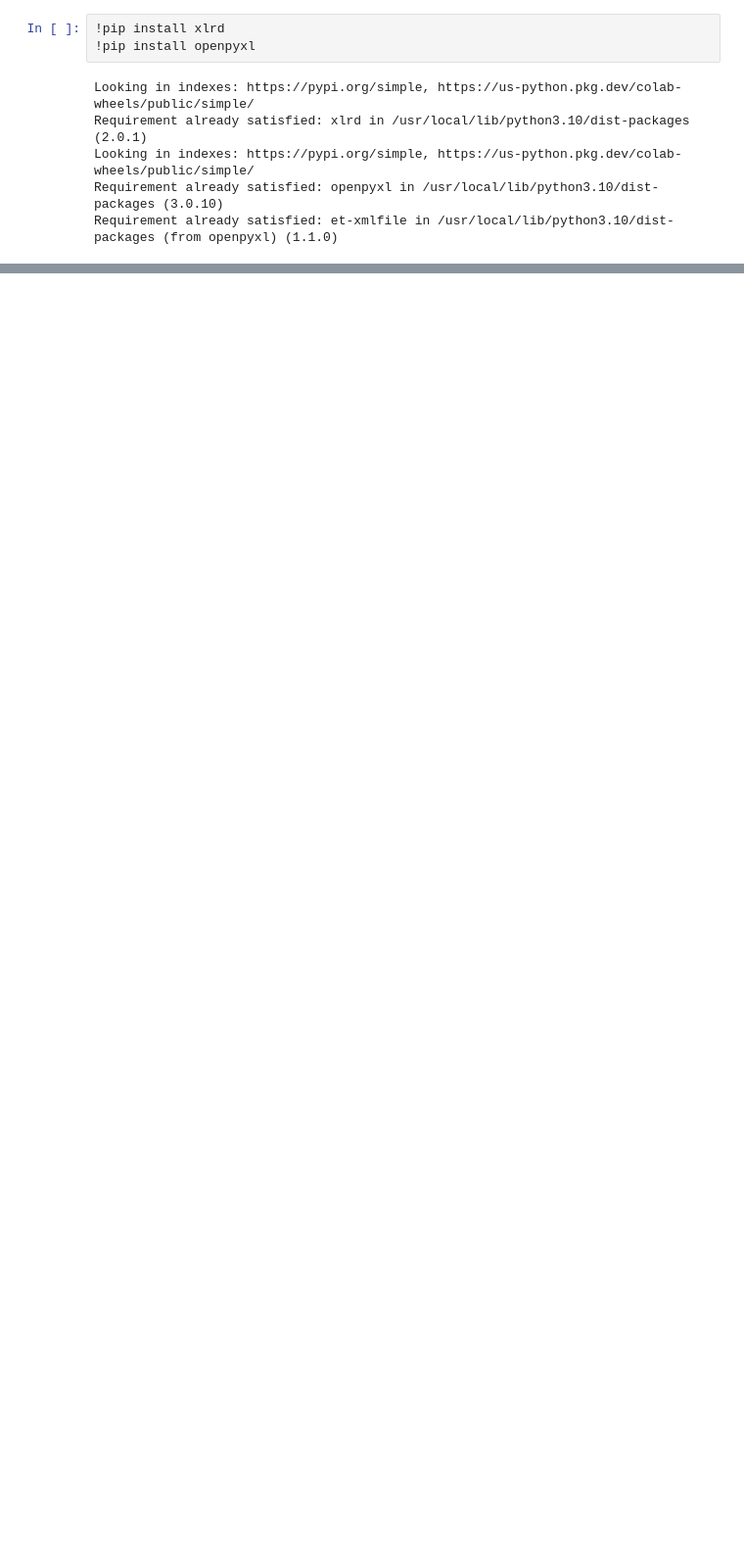
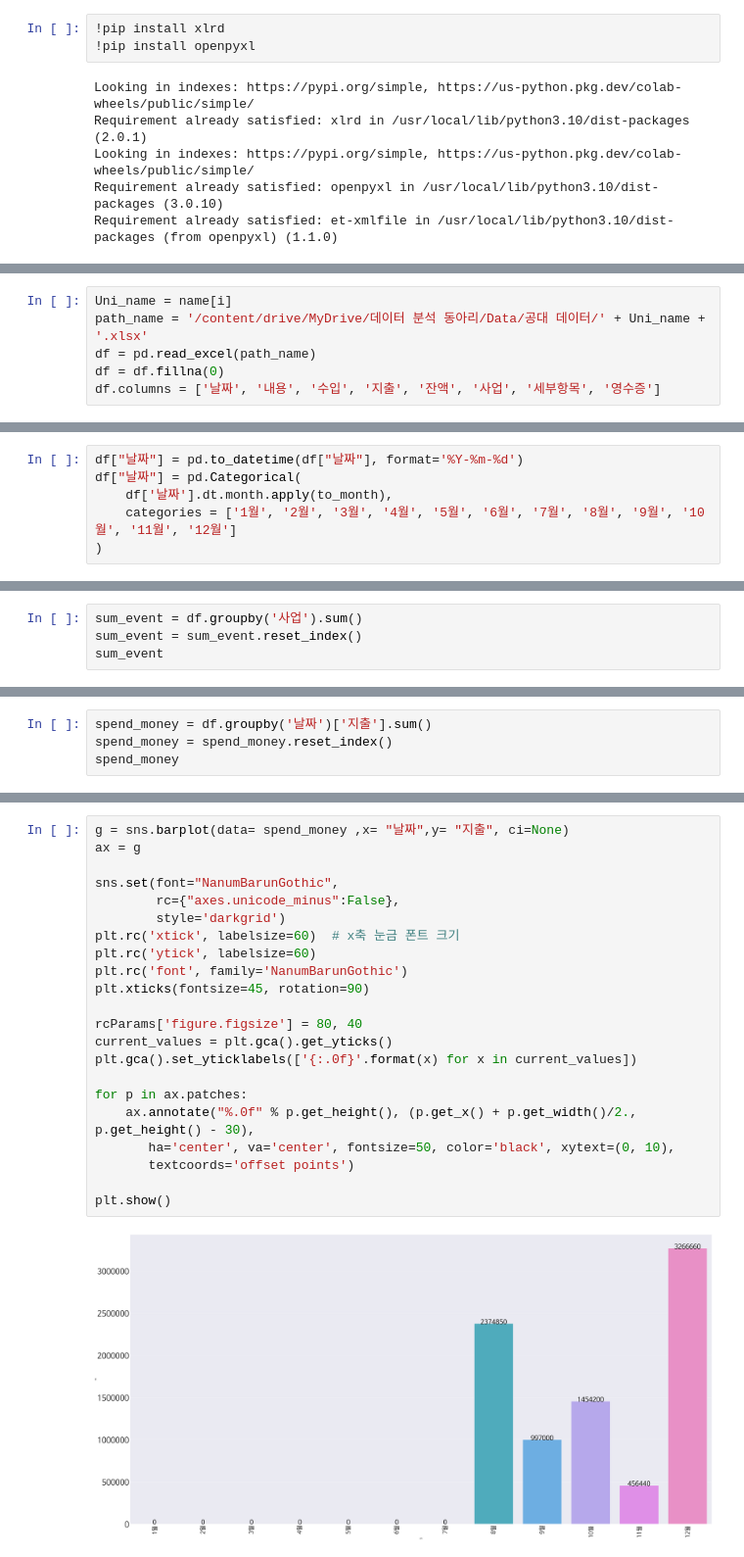
Before and after one commit to linsoomin/HYU-ERICA-SCF-2022-2, a Jupyter notebook: HYU_ERICA_SCF_2022_2_Engineering.ipynb, the cells around one changed output, grey strips where cells are left out. Shown at 98% size. Drawn from its saved outputs; the diff is of its cells as text; blank space fills up the shorter version.

```diff
--- a/HYU_ERICA_SCF_2022_2_Engineering.ipynb
+++ b/HYU_ERICA_SCF_2022_2_Engineering.ipynb
@@ -234,0 +72,6 @@ print(High_cost) # 가장 많이 지출한 사업과 내용과 비용
+# %%
+Uni_name = name[i]
+path_name = '/content/drive/MyDrive/데이터 분석 동아리/Data/공대 데이터/' + Uni_name + '.xlsx'
+df = pd.read_excel(path_name)
+df = df.fillna(0)
+df.columns = ['날짜', '내용', '수입', '지출', '잔액', '사업', '세부항목', '영수증']
@@ -234,0 +86,6 @@ print(High_cost) # 가장 많이 지출한 사업과 내용과 비용
+# %%
+df["날짜"] = pd.to_datetime(df["날짜"], format='%Y-%m-%d')
+df["날짜"] = pd.Categorical(
+    df['날짜'].dt.month.apply(to_month),
+    categories = ['1월', '2월', '3월', '4월', '5월', '6월', '7월', '8월', '9월', '10월', '11월', '12월']
+)
@@ -234,0 +121,4 @@ print(High_cost) # 가장 많이 지출한 사업과 내용과 비용
+# %%
+sum_event = df.groupby('사업').sum()
+sum_event = sum_event.reset_index()
+sum_event
@@ -234,0 +205,4 @@ print(High_cost) # 가장 많이 지출한 사업과 내용과 비용
+# %%
+spend_money = df.groupby('날짜')['지출'].sum()
+spend_money = spend_money.reset_index()
+spend_money
@@ -234,0 +243,24 @@ print(High_cost) # 가장 많이 지출한 사업과 내용과 비용
+# %%
+g = sns.barplot(data= spend_money ,x= "날짜",y= "지출", ci=None)
+ax = g
+
+sns.set(font="NanumBarunGothic",
+        rc={"axes.unicode_minus":False},
+        style='darkgrid')
+plt.rc('xtick', labelsize=60)  # x축 눈금 폰트 크기
+plt.rc('ytick', labelsize=60)
+plt.rc('font', family='NanumBarunGothic')
+plt.xticks(fontsize=45, rotation=90)
+
+rcParams['figure.figsize'] = 80, 40
+current_values = plt.gca().get_yticks()
+plt.gca().set_yticklabels(['{:.0f}'.format(x) for x in current_values])
+
+for p in ax.patches:
+    ax.annotate("%.0f" % p.get_height(), (p.get_x() + p.get_width()/2., p.get_height() - 30),
+       ha='center', va='center', fontsize=50, color='black', xytext=(0, 10),
+       textcoords='offset points')
+
+plt.show()
+# %% [output]
+[figure, added]
```
Also changed, not shown: parts of 36 cells of this notebook, 1 other file.
